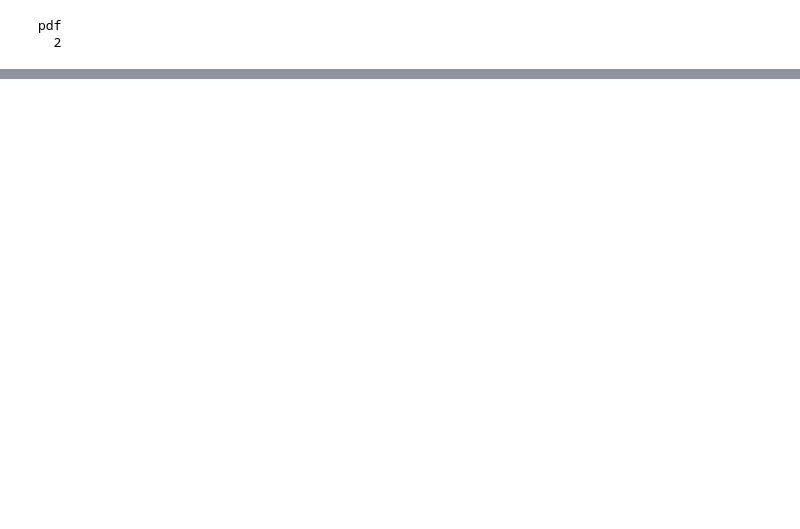
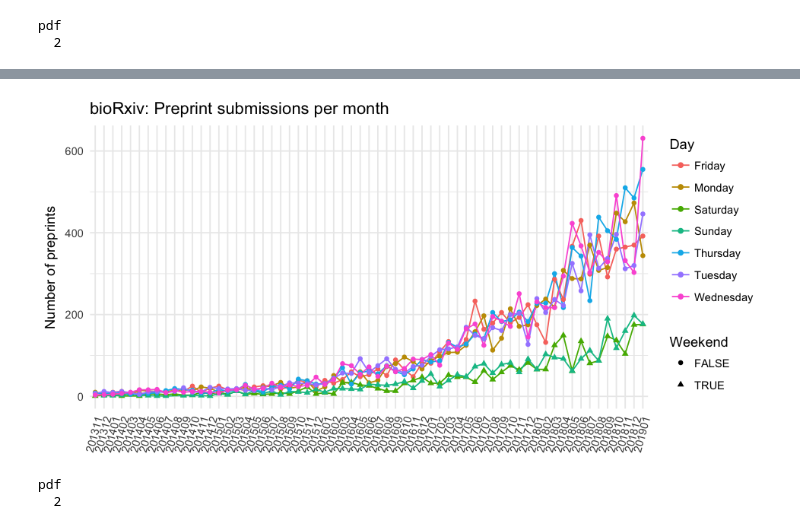
Before and after one commit to armish/bioRxiv-list, a Jupyter notebook: Generate summary plots.ipynb, the cells around one changed output, grey strips where cells are left out. Drawn from its saved outputs; the diff is of its cells as text; code cells hidden in the pictures; blank space fills up the shorter version.

```diff
--- a/Generate summary plots.ipynb
+++ b/Generate summary plots.ipynb
@@ -251,3 +253,20 @@ dev.off()
 # %% [output]
 pdf
   2
+# %%
+bx_daily <-
+    bx_data %>%
+    filter(!(`pub_date_year` == 2019 & `pub_date_month` == 2)) %>%
+    mutate(
+        `pub_date_concat` = paste(`pub_date_year`, `pub_date_month`, `pub_date_day`, sep="-"),
+        `pub_date_wday` = as.factor(weekdays(as.Date(`pub_date_concat`, '%Y-%m-%d')))
+    ) %>%
+    group_by(`pub_date_combined`, `pub_date_wday`) %>%
+    summarize(`wday_pub_count` = n()) %>%
+    left_join(bx_month %>% select(`pub_date_combined`, `pub_count`), by="pub_date_combined") %>%
+    mutate(
+        `normalized_wday_pub_count` = `wday_pub_count` / (`pub_count`),
+        `is_weekend` = `pub_date_wday` %in% c('Saturday', 'Sunday')
+    )
+
+bx_daily %>% head
@@ -253,0 +281,28 @@ pdf
+# %%
+daily_plot <-
+    bx_daily %>%
+    ggplot(aes(x=`pub_date_combined`, y=`wday_pub_count`, color=`pub_date_wday`)) +
+        geom_line(aes(group=`pub_date_wday`)) +
+        geom_point(aes(shape=`is_weekend`)) +
+        theme_minimal() +
+        theme(
+            axis.title.x=element_blank(),
+            axis.text.x=element_text(angle=75, hjust=1)
+        ) +
+        ylab("Number of preprints") +
+        ggtitle('bioRxiv: Preprint submissions per month') +
+        guides(
+            color=guide_legend(title="Day"),
+            shape=guide_legend(title="Weekend")
+        )
+
+daily_plot
+# %% [output]
+[figure, added]
+# %%
+png('monthly-num-of-preprints-per-month-daily.png', height=400, width=800)
+daily_plot
+dev.off()
+# %% [output]
+pdf
+  2
```
Also changed, not shown: parts of 5 cells of this notebook, 4 other files.
